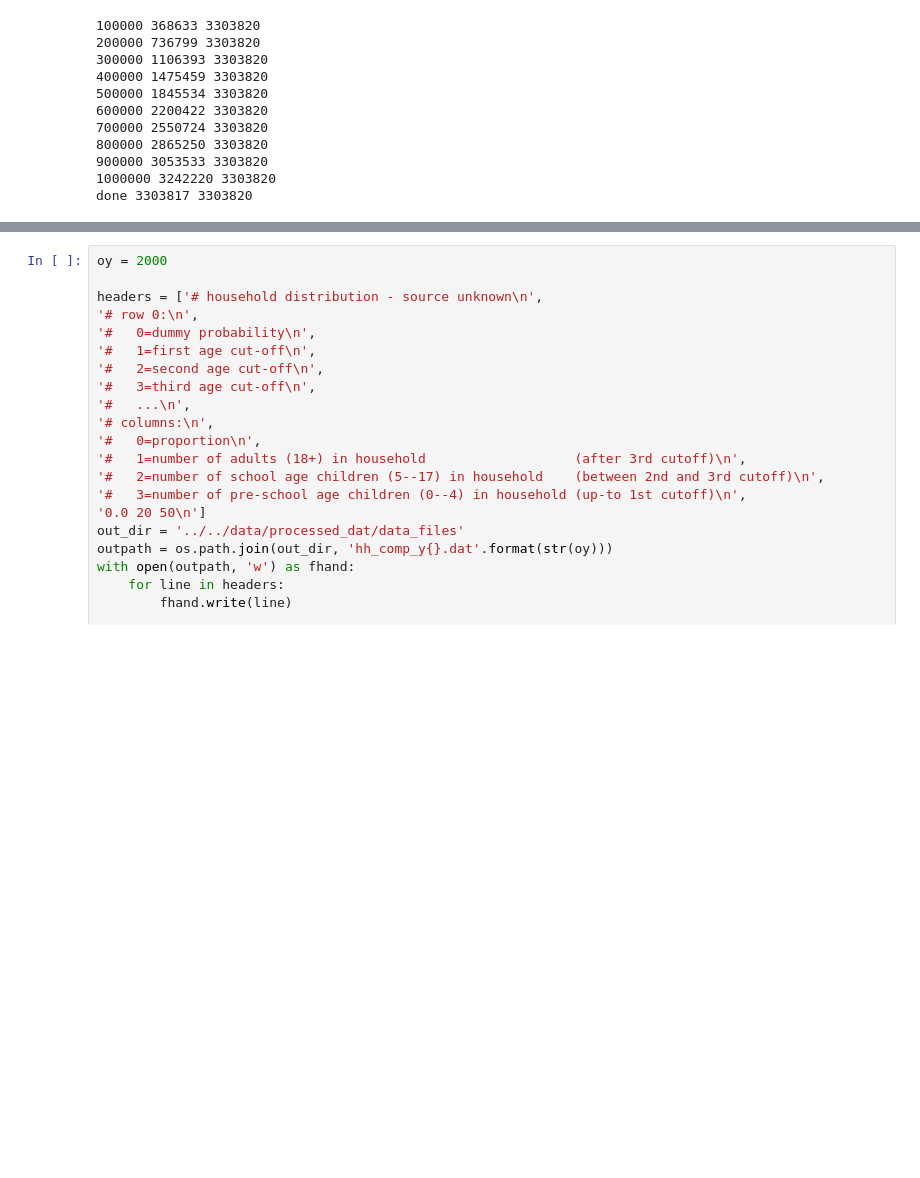
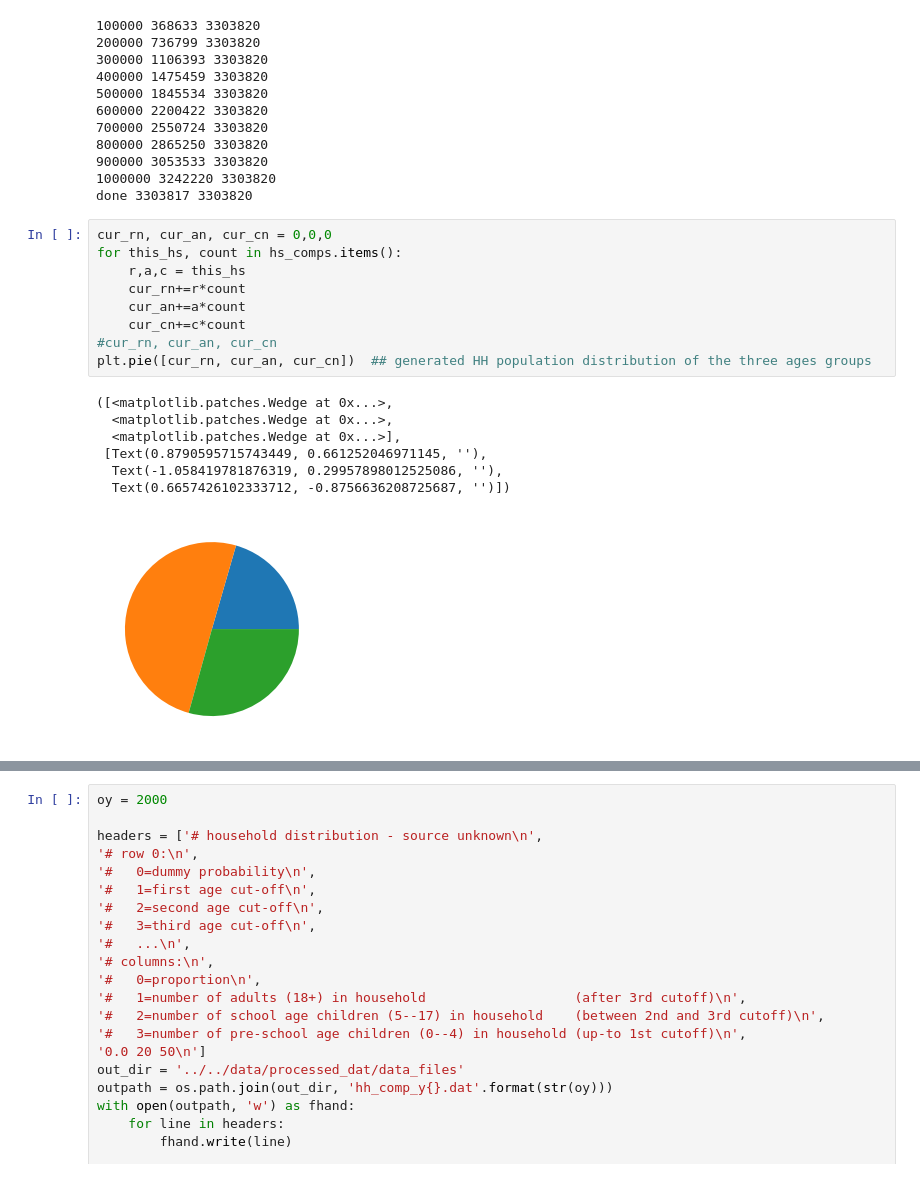
Before and after one commit to ejwillemse/sim-demog-NUK-open, a Jupyter notebook: sandbox/prep_data_for_singapore/prepare_hh_comp_cal_prop_2000-added_popdist_constraint.ipynb, the cells around one changed output, grey strips where cells are left out. Saved outputs shown, nothing was run; the diff lists cells and outputs as text; blank space fills up the shorter version.

```diff
--- a/sandbox/prep_data_for_singapore/prepare_hh_comp_cal_prop_2000-added_popdist_constraint.ipynb
+++ b/sandbox/prep_data_for_singapore/prepare_hh_comp_cal_prop_2000-added_popdist_constraint.ipynb
@@ -570,3 +570,20 @@ print('done', cur_pops, all_pops)
 900000 3053533 3303820
 1000000 3242220 3303820
 done 3303817 3303820
+# %%
+cur_rn, cur_an, cur_cn = 0,0,0
+for this_hs, count in hs_comps.items():
+    r,a,c = this_hs
+    cur_rn+=r*count
+    cur_an+=a*count
+    cur_cn+=c*count
+#cur_rn, cur_an, cur_cn
+plt.pie([cur_rn, cur_an, cur_cn])  ## generated HH population distribution of the three ages groups
+# %% [output]
+([<matplotlib.patches.Wedge at 0x...>,
+  <matplotlib.patches.Wedge at 0x...>,
+  <matplotlib.patches.Wedge at 0x...>],
+ [Text(0.8790595715743449, 0.661252046971145, ''),
+  Text(-1.058419781876319, 0.29957898012525086, ''),
+  Text(0.6657426102333712, -0.8756636208725687, '')])
+[figure, added]
```
Also changed, not shown: parts of 2 cells of this notebook, 1 other file.
